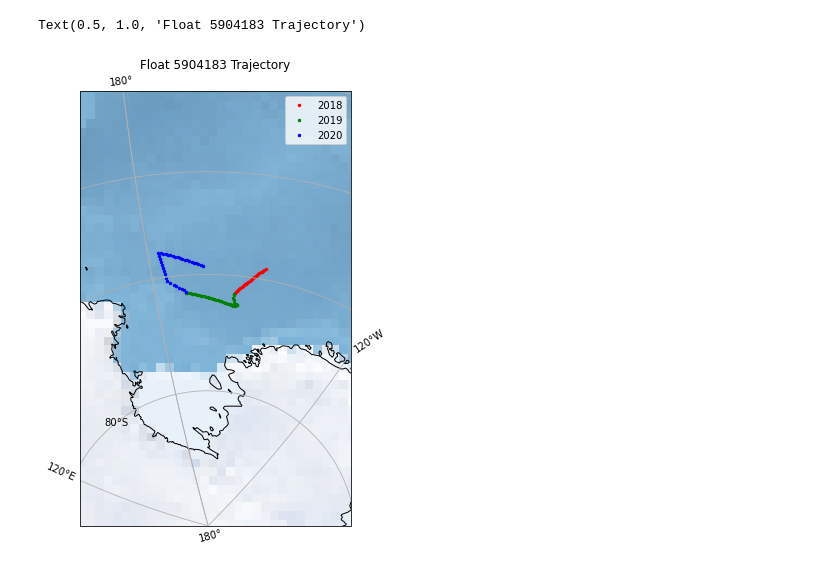
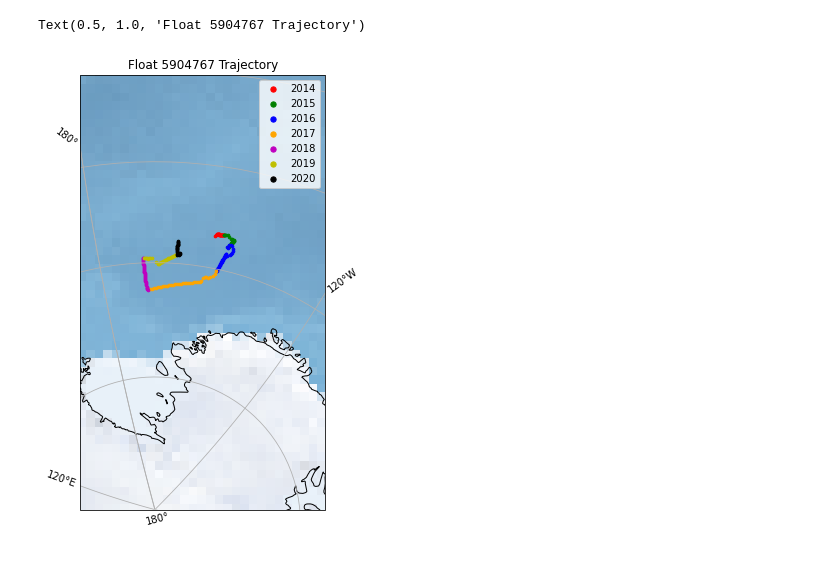
Before and after one commit to ch-alina/hmei, a Jupyter notebook: notebooks/float.ipynb, the cells around one changed output. Saved outputs shown, nothing was run; the diff lists cells and outputs as text; code cells hidden in the pictures.

```diff
--- a/notebooks/float.ipynb
+++ b/notebooks/float.ipynb
@@ -4,11 +4,21 @@ import numpy as np
 import matplotlib.ticker as ticker
 from matplotlib import pyplot as plt
 
-data = xr.open_dataset('/local/data/soccom/SOCCOM_LoResQC_LIAR_05May2021_netcdf/5905637QC.nc')
-#data = xr.open_dataset('/local/data/soccom/SOCCOM_LoResQC_LIAR_05May2021_netcdf/5904858QC.nc')
-#data = xr.open_dataset('/local/data/soccom/SOCCOM_LoResQC_LIAR_05May2021_netcdf/5904860QC.nc')
+dirpath = '/local/data/soccom/SOCCOM_LoResQC_LIAR_05May2021_netcdf/'
+float_names = ['5904183', '5095637', '5094858', '5094860', '5094180', '5094184', '5095372', '5094768', '5094767']
 
-#data = xr.open_dataset('/local/data/soccom/SOCCOM_LoResQC_LIAR_05May2021_netcdf/5904183QC.nc')
+f_4183 = xr.open_dataset(dirpath + '5904183QC.nc')
+f_5637 = xr.open_dataset(dirpath + '5905637QC.nc')
+f_4858 = xr.open_dataset(dirpath + '5904858QC.nc')
+f_4860 = xr.open_dataset(dirpath + '5904860QC.nc')
+f_4180 = xr.open_dataset(dirpath + '5904180QC.nc')
+f_4184 = xr.open_dataset(dirpath + '5904184QC.nc')
+f_5372 = xr.open_dataset(dirpath + '5905372QC.nc')
+f_4768 = xr.open_dataset(dirpath + '5904768QC.nc')
+f_4767 = xr.open_dataset(dirpath + '5904767QC.nc')
+
+floats = [f_4183, f_5637, f_4858, f_4860, f_4180, f_4184, f_5372, f_4768, f_4767]
+data = f_4183
 #data = xr.open_dataset('/local/data/soccom/SOCCOM_LoResQC_LIAR_22Dec2020_netcdf/7614SOOCNQC.nc')
 data
 # %% [output]
@@ -256,8 +255,8 @@ import pandas as pd
 lat = data.Lat.values
 lon = data.Lon.values
 
-minlon = min(data.Lon.values)
-maxlon = max(data.Lon.values)
+minlon = min(lon)
+maxlon = max(lon)
 
 dates = x.values
 dates = pd.to_datetime(dates).year
@@ -266,20 +265,21 @@ yrs = range(min(dates), max(dates))
 # %%
 clrs=['r','g','b','orange','m','y','k', 'pink'];
 
-plt.figure(figsize=(24,8))
+plt.figure(figsize=(8,8))
 ax = plt.axes(projection=ccrs.Stereographic(central_longitude = '-165'))
 ax.stock_img()
 ax.coastlines()
 for i in range(len(yrs)):
-    ax.scatter(lon[dates==yrs[i]], lat[dates==yrs[i]], s=6, color = clrs[i], transform=ccrs.PlateCarree(), label=str(yrs[i]))
+    ax.scatter(lon[dates==yrs[i]], lat[dates==yrs[i]], s=7, color = clrs[i], transform=ccrs.PlateCarree(), label=str(yrs[i]))
 ax.set_extent([minlon - 10, maxlon + 10, -90, -50])
 ax.set_xlabel('lon')
 ax.set_ylabel('lat')
 #.set_xticks(ax.get_xticks())
 #ax.set_yticks(ax.get_yticks())
 gridlines = ax.gridlines(draw_labels=True)
-plt.legend()
-plt.title('Float 5904183 Trajectory')
+plt.legend(markerscale=2)
+plt.title('Float 5904767 Trajectory')
+#plt.savefig('/home/ac63/projects/hmei/figures/5904767_Trajectory.png')
 # %% [output]
-Text(0.5, 1.0, 'Float 5904183 Trajectory')
+Text(0.5, 1.0, 'Float 5904767 Trajectory')
-[figure, old version]
+[figure, new version]
```
Also changed, not shown: parts of 14 cells of this notebook.
